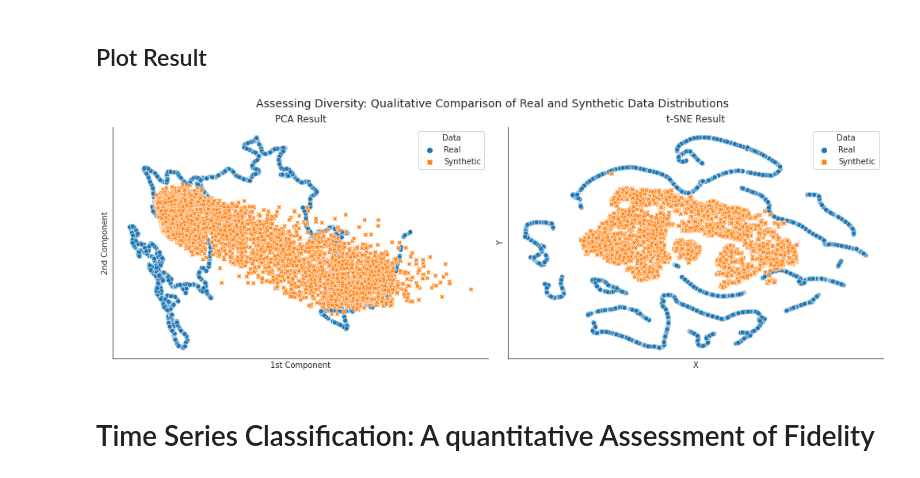
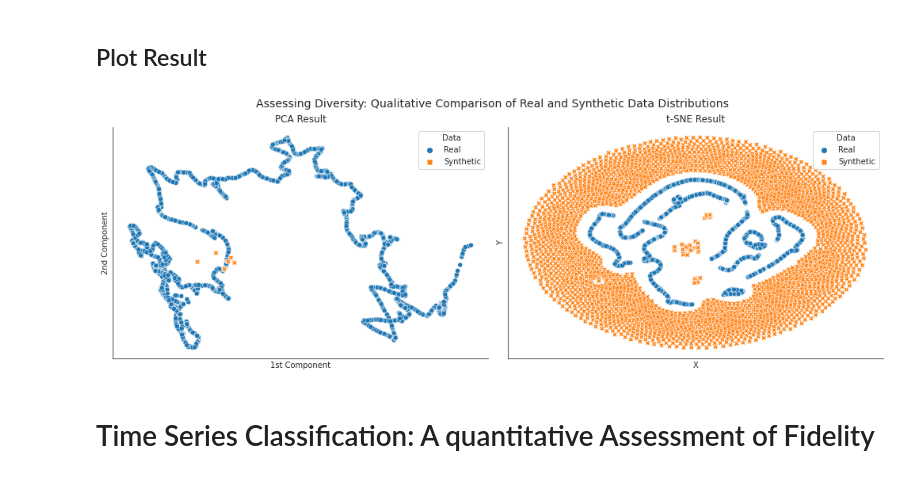
Before and after one commit to arsinnius/TCN_TimeGAN_Repo, a Jupyter notebook: experiment_08/eval_08.ipynb, the cells around one changed output. Cells and saved outputs as stored; diff of their text form; code cells hidden in the pictures.

Commit message:
Added "Sample to be Evaluated" cells and removed other instances.

```diff
--- a/experiment_08/eval_08.ipynb
+++ b/experiment_08/eval_08.ipynb
@@ -16,7 +16,7 @@ Mounted at /content/gdrive
 
 After entering sample number, press "Run after"
 # %%
-sample_num = 1  # number of sample in sample_dir
+sample_num = 11  # number of sample in sample_dir
 # %% [markdown]
 # Imports
 # %%
@@ -197,35 +197,33 @@ tsne_result.loc[sample_size*6:, 'Data'] = 'Synthetic'
 # %% [markdown]
 ## Plot Result
 # %%
-sample_num = 9
-
 fig, axes = plt.subplots(ncols=2, figsize=(14, 5))
 
 sns.scatterplot(x='1st Component', y='2nd Component', data=pca_result,
                 hue='Data', style='Data', ax=axes[0])
 sns.despine()
 axes[0].set_title('PCA Result')
 
 
 sns.scatterplot(x='X', y='Y',
                 data=tsne_result,
                 hue='Data',
                 style='Data',
                 ax=axes[1])
 sns.despine()
 for i in [0, 1]:
     axes[i].set_xticks([])
     axes[i].set_yticks([])
 
 axes[1].set_title('t-SNE Result')
 fig.suptitle('Assessing Diversity: Qualitative Comparison of Real and Synthetic Data Distributions',
              fontsize=14)
 fig.tight_layout()
 fig.subplots_adjust(top=.88);
 f_name = os.path.join(log_dir, "evals", "distrib_sample_" + str(sample_num) + ".png")
 fig.savefig(f_name)
 # %% [output]
-[figure, old version]
+[figure, new version]
 # %% [markdown]
 # Time Series Classification: A quantitative Assessment of Fidelity
 # %% [markdown]
```
Also changed, not shown: parts of 4 cells of this notebook.
